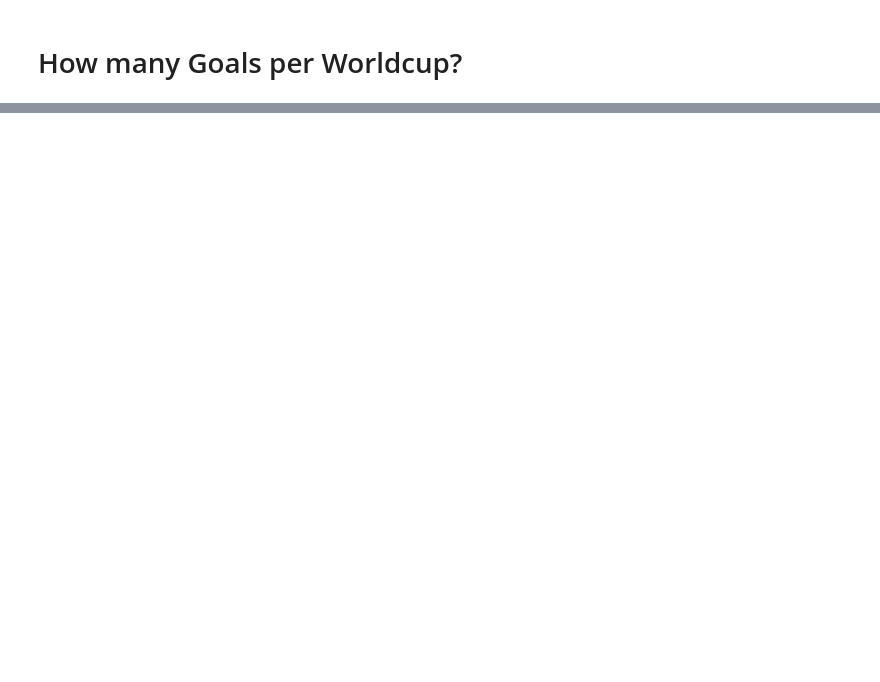
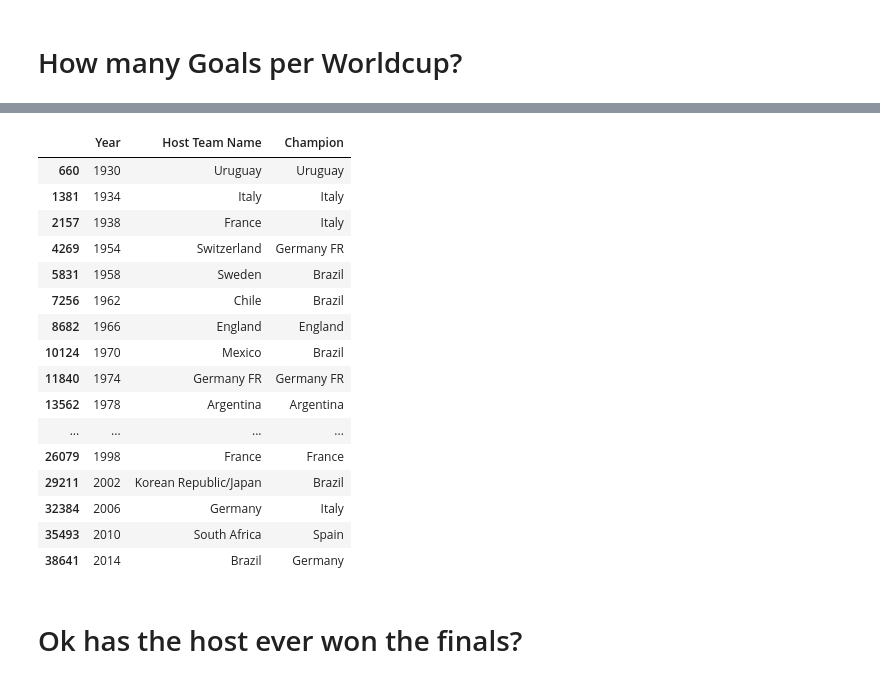
Before and after one commit to bhilprecht/ml-world-championship, a Jupyter notebook: FIFA_WM_Henrik_Leon.ipynb, the cells around one changed output, grey strips where cells are left out. Cells and saved outputs as stored; diff of their text form; code cells hidden in the pictures; blank space fills up the shorter version.

```diff
--- a/FIFA_WM_Henrik_Leon.ipynb
+++ b/FIFA_WM_Henrik_Leon.ipynb
@@ -573,0 +619,34 @@ print(goal_keeper_goal)
+# %%
+df_events2 = pd.read_csv('data_prepared/events2.csv', sep=';').replace(np.nan, '', regex=True)
+
+host_and_winner = df_events2.loc[(df_events2['Stage'] == 'Final')]
+host_and_winner = host_and_winner[['Year', 'Host Team Name', 'Home Team Name', 'Home Team Goals', 'Away Team Name', 'Away Team Goals', 'GoldenGoal', 'Penalty', 'DecisionPenaltyAway', 'DecisionPenaltyHome']]
+host_and_winner = host_and_winner.drop_duplicates()
+def calcChamp(x):
+    if x['Penalty']:
+        return x['Home Team Name'] if x['DecisionPenaltyHome'] > x['DecisionPenaltyAway'] else x['Away Team Name']
+    else:
+        return x['Home Team Name'] if x['Home Team Goals'] > x['Away Team Goals'] else x['Away Team Name']
+host_and_winner['Champion'] = host_and_winner.apply(lambda x : calcChamp(x), axis=1)
+host_and_winner = host_and_winner[['Year', 'Host Team Name', 'Champion']]
+host_and_winner
+# %% [output]
+|  | Year | Host Team Name | Champion |
+| 660 | 1930 | Uruguay | Uruguay |
+| 1381 | 1934 | Italy | Italy |
+| 2157 | 1938 | France | Italy |
+| 4269 | 1954 | Switzerland | Germany FR |
+| 5831 | 1958 | Sweden | Brazil |
+| 7256 | 1962 | Chile | Brazil |
+| 8682 | 1966 | England | England |
+| 10124 | 1970 | Mexico | Brazil |
+| 11840 | 1974 | Germany FR | Germany FR |
+| 13562 | 1978 | Argentina | Argentina |
+| ... | ... | ... | ... |
+| 26079 | 1998 | France | France |
+| 29211 | 2002 | Korean Republic/Japan | Brazil |
+| 32384 | 2006 | Germany | Italy |
+| 35493 | 2010 | South Africa | Spain |
+| 38641 | 2014 | Brazil | Germany |
+# %% [markdown]
+# Ok has the host ever won the finals?
```
Also changed, not shown: parts of 17 cells of this notebook, 2 other files.
